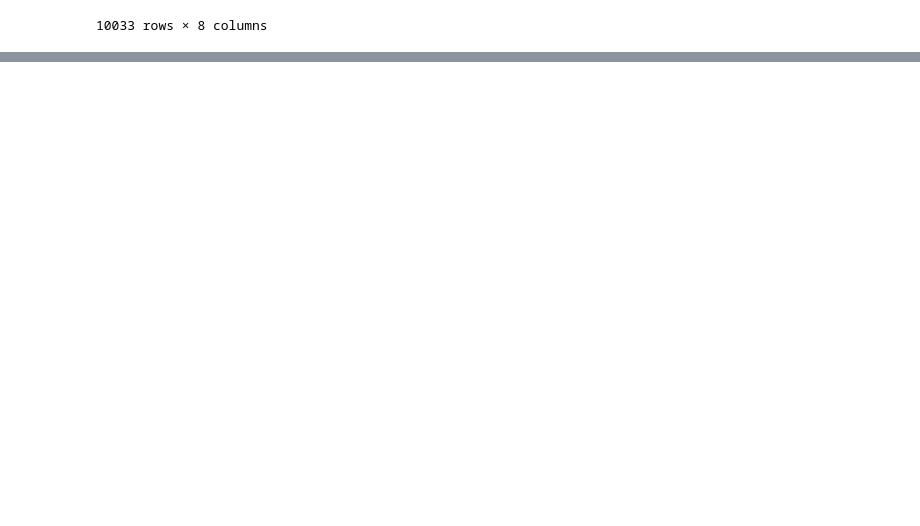
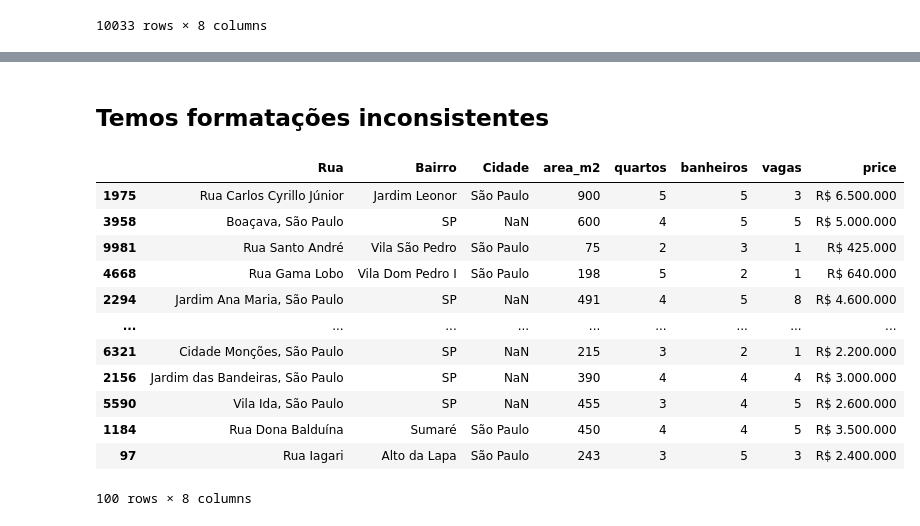
Before and after one commit to Gui250/Curso-Estatistica-em-Python, a Jupyter notebook: leitura_bases.ipynb, the cells around one changed output, grey strips where cells are left out. Drawn from its saved outputs; the diff is of its cells as text; code cells hidden in the pictures; blank space fills up the shorter version.

```diff
--- a/leitura_bases.ipynb
+++ b/leitura_bases.ipynb
@@ -62,0 +119,18 @@ df_excel
+# %% [markdown]
+## Temos formatações inconsistentes
+# %%
+df_excel.sample(n=100)
+# %% [output]
+|  | Rua | Bairro | Cidade | area_m2 | quartos | banheiros | vagas | price |
+| 1975 | Rua Carlos Cyrillo Júnior | Jardim Leonor | São Paulo | 900 | 5 | 5 | 3 | R$ 6.500.000 |
+| 3958 | Boaçava, São Paulo | SP | NaN | 600 | 4 | 5 | 5 | R$ 5.000.000 |
+| 9981 | Rua Santo André | Vila São Pedro | São Paulo | 75 | 2 | 3 | 1 | R$ 425.000 |
+| 4668 | Rua Gama Lobo | Vila Dom Pedro I | São Paulo | 198 | 5 | 2 | 1 | R$ 640.000 |
+| 2294 | Jardim Ana Maria, São Paulo | SP | NaN | 491 | 4 | 5 | 8 | R$ 4.600.000 |
+| ... | ... | ... | ... | ... | ... | ... | ... | ... |
+| 6321 | Cidade Monções, São Paulo | SP | NaN | 215 | 3 | 2 | 1 | R$ 2.200.000 |
+| 2156 | Jardim das Bandeiras, São Paulo | SP | NaN | 390 | 4 | 4 | 4 | R$ 3.000.000 |
+| 5590 | Vila Ida, São Paulo | SP | NaN | 455 | 3 | 4 | 5 | R$ 2.600.000 |
+| 1184 | Rua Dona Balduína | Sumaré | São Paulo | 450 | 4 | 4 | 5 | R$ 3.500.000 |
+| 97 | Rua Iagari | Alto da Lapa | São Paulo | 243 | 3 | 5 | 3 | R$ 2.400.000 |
+100 rows × 8 columns
```
Also changed, not shown: parts of 9 cells of this notebook, 3 other files.
